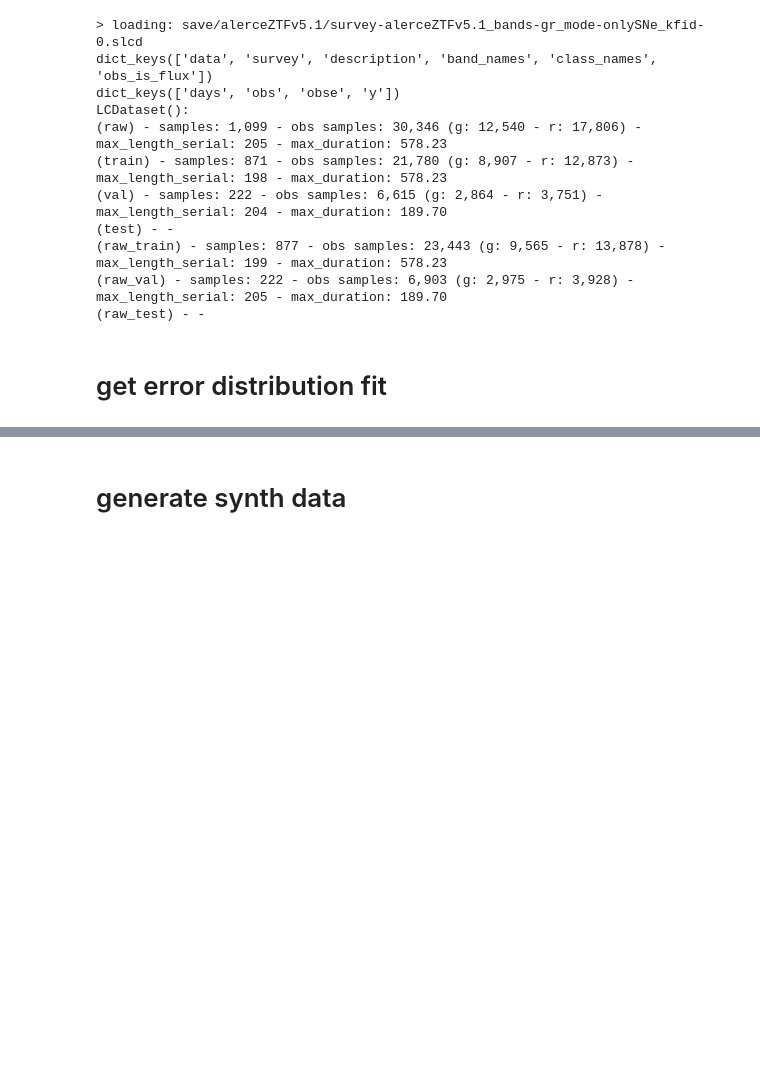
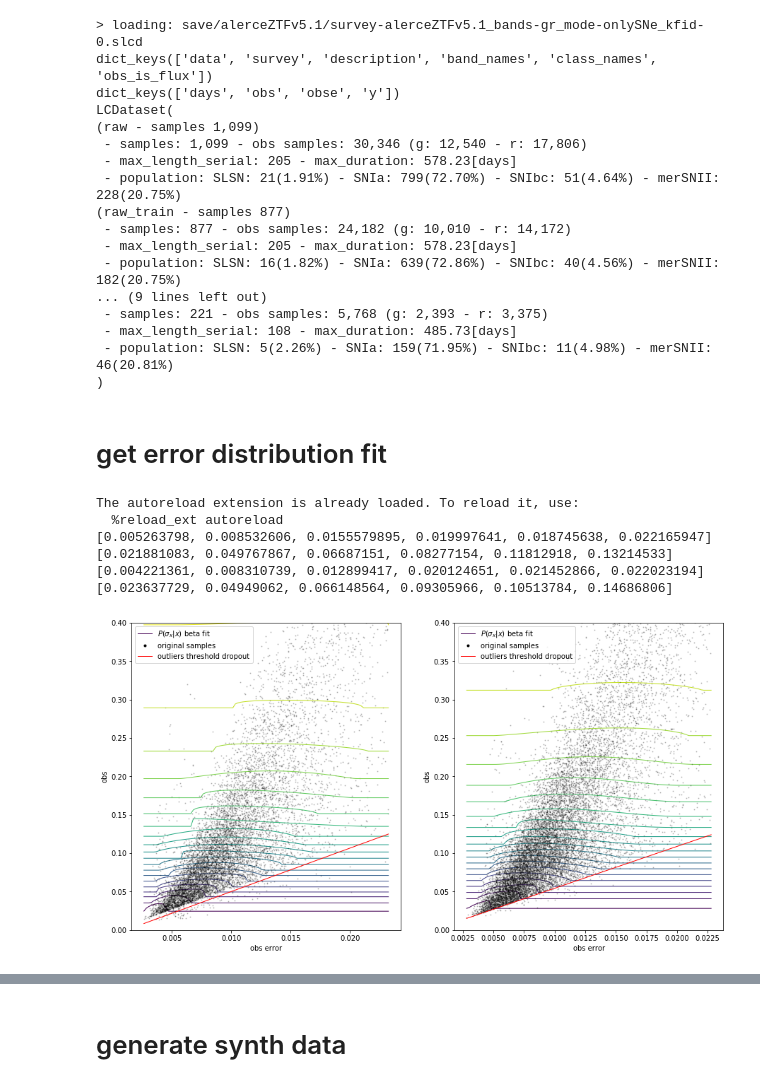
Before and after one commit to oscarpimentel/astro-lightcurves-handler, a Jupyter notebook: experiments/notebooks/create_parametric_model_dataset.ipynb, the cells around one changed output, grey strips where cells are left out. Saved outputs shown, nothing was run; the diff lists cells and outputs as text; code cells hidden in the pictures; blank space fills up the shorter version.

```diff
--- a/experiments/notebooks/create_parametric_model_dataset.ipynb
+++ b/experiments/notebooks/create_parametric_model_dataset.ipynb
@@ -25,9 +20,9 @@ filedirs after searching with filters: (save)
 %load_ext autoreload
 %autoreload 2
 import numpy as np
-from flamingchoripan.myUtils.files import load_pickle, save_pickle
-from flamingchoripan.myUtils.files import get_dict_from_filedir
-from src import C_
+from flamingchoripan.files import load_pickle, save_pickle
+from flamingchoripan.files import get_dict_from_filedir
+from lchandler import C_
 
 def load_lcdataset(filename):
     assert filename.split('.')[-1]==C_.EXT_SPLIT_LIGHTCURVE
@@ -42,23 +37,45 @@ filedic = get_dict_from_filedir(filedir)
 root_folder = filedic['*rootdir*']
 cfilename = filedic['*cfilename*']
 lcdataset = load_lcdataset(filedir)
-print(lcdataset.raw.keys())
-print(lcdataset.raw.get_random_lcobj(False).keys())
+print(lcdataset['raw'].keys())
+print(lcdataset['raw'].get_random_lcobj(False).keys())
 print(lcdataset)
 # %% [output]
 > loading: save/alerceZTFv5.1/survey-alerceZTFv5.1_bands-gr_mode-onlySNe_kfid-0.slcd
 dict_keys(['data', 'survey', 'description', 'band_names', 'class_names', 'obs_is_flux'])
 dict_keys(['days', 'obs', 'obse', 'y'])
-LCDataset():
-(raw) - samples: 1,099 - obs samples: 30,346 (g: 12,540 - r: 17,806) - max_length_serial: 205 - max_duration: 578.23
-(train) - samples: 871 - obs samples: 21,780 (g: 8,907 - r: 12,873) - max_length_serial: 198 - max_duration: 578.23
-(val) - samples: 222 - obs samples: 6,615 (g: 2,864 - r: 3,751) - max_length_serial: 204 - max_duration: 189.70
-(test) - -
-(raw_train) - samples: 877 - obs samples: 23,443 (g: 9,565 - r: 13,878) - max_length_serial: 199 - max_duration: 578.23
-(raw_val) - samples: 222 - obs samples: 6,903 (g: 2,975 - r: 3,928) - max_length_serial: 205 - max_duration: 189.70
-(raw_test) - -
+LCDataset(
+(raw - samples 1,099)
+ - samples: 1,099 - obs samples: 30,346 (g: 12,540 - r: 17,806)
+ - max_length_serial: 205 - max_duration: 578.23[days]
+ - population: SLSN: 21(1.91%) - SNIa: 799(72.70%) - SNIbc: 51(4.64%) - merSNII: 228(20.75%)
+(raw_train - samples 877)
+ - samples: 877 - obs samples: 24,182 (g: 10,010 - r: 14,172)
+ - max_length_serial: 205 - max_duration: 578.23[days]
+ - population: SLSN: 16(1.82%) - SNIa: 639(72.86%) - SNIbc: 40(4.56%) - merSNII: 182(20.75%)
+... (9 lines left out)
+ - samples: 221 - obs samples: 5,768 (g: 2,393 - r: 3,375)
+ - max_length_serial: 108 - max_duration: 485.73[days]
+ - population: SLSN: 5(2.26%) - SNIa: 159(71.95%) - SNIbc: 11(4.98%) - merSNII: 46(20.81%)
+)
 # %% [markdown]
 # get error distribution fit
+# %%
+%load_ext autoreload
+%autoreload 2
+from lchandler.synthetic.distr_fitting import ObsErrorConditionalSampler
+from lchandler.plots.plots import plot_obse_samplers
+
+ObsErrorConditionalSampler
+band_names = lcdataset[set_name].band_names
+obse_sampler_bdict = {b:ObsErrorConditionalSampler(lcdataset, set_name, b) for b in band_names}
+plot_obse_samplers(obse_sampler_bdict)
+# %% [output]
+The autoreload extension is already loaded. To reload it, use:
+  %reload_ext autoreload
+[0.005263798, 0.008532606, 0.0155579895, 0.019997641, 0.018745638, 0.022165947] [0.021881083, 0.049767867, 0.06687151, 0.08277154, 0.11812918, 0.13214533]
+[0.004221361, 0.008310739, 0.012899417, 0.020124651, 0.021452866, 0.022023194] [0.023637729, 0.04949062, 0.066148564, 0.09305966, 0.10513784, 0.14686806]
+[figure, added]
 # %%
 %load_ext autoreload
 %autoreload 2
```
Also changed, not shown: parts of 12 cells of this notebook, 10 other files.
